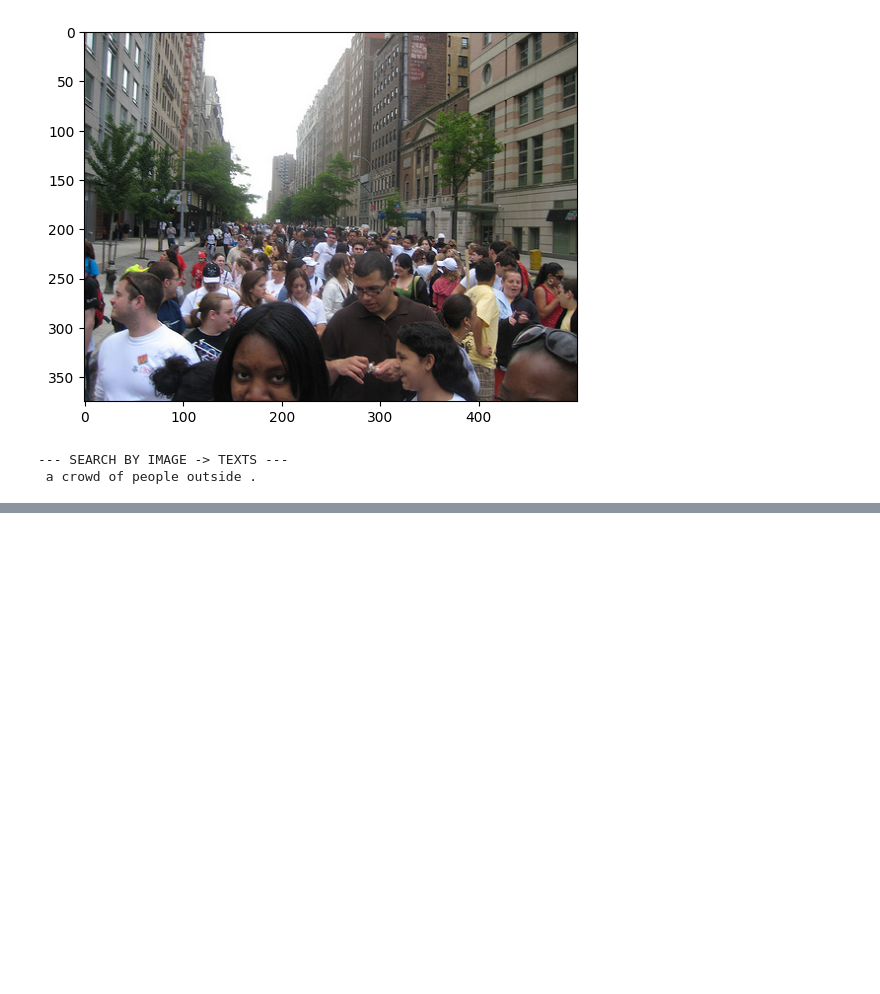
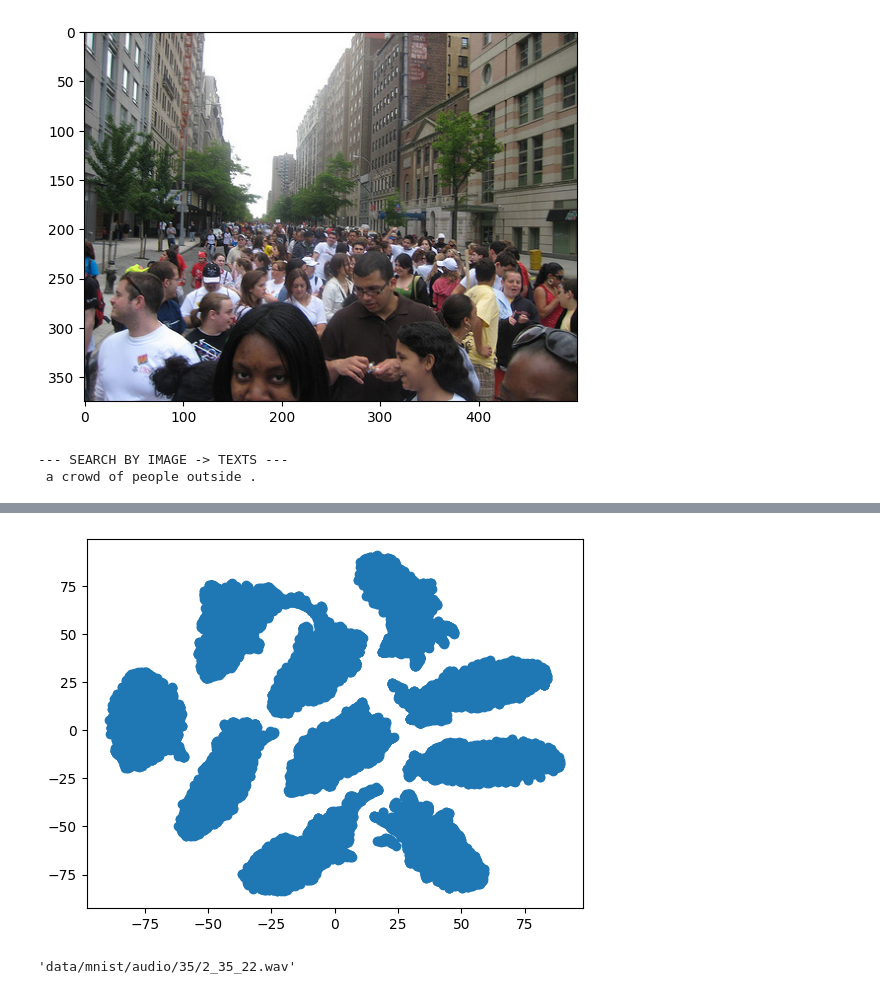
Before and after one commit to Dmitrii975/Multimodal-Experiment, a Jupyter notebook: temp.ipynb, the cells around one changed output, grey strips where cells are left out. Cells and saved outputs as stored; diff of their text form; code cells hidden in the pictures; blank space fills up the shorter version.

```diff
--- a/temp.ipynb
+++ b/temp.ipynb
@@ -485,0 +594,20 @@ visual_validation(initial=initial, id_ds=ds, rds=ready, n_neib=1, n_samples=1, s
+# %%
+ds = ID_Dataset(initial.return_id_df(mode=TYPE_AUDIO), orig_embs)
+dataloader = DataLoader(ds, batch_size=TRAIN_BATCH_SIZE, shuffle=True, num_workers=0, pin_memory=False)
+model_audio = ConverterModel(512, 768).to(DEVICE)
+optim = Adam(model_audio.parameters(), lr=5e-4)
+criterion = nn.MSELoss()
+
+print('Starting trainining...')
+
+trainer = Trainer(
+    model=model_audio,
+    dataset=ds,
+    dl=dataloader,
+    epochs=10,
+    batch_size=TRAIN_BATCH_SIZE,
+    optimizer=optim,
+    criterion=criterion
+)
+
+model_audio = trainer.train()
@@ -485,0 +632,4 @@ visual_validation(initial=initial, id_ds=ds, rds=ready, n_neib=1, n_samples=1, s
+# %%
+a_embs = ds.get_embs_from_ids(initial.return_ids_of_objects(TYPE_AUDIO))
+a_res = encode_tensors(model_audio, a_embs)
+a_dict = {i: v for i, v in zip(initial.return_ids_of_objects(TYPE_AUDIO), a_res)}
@@ -485,0 +642,8 @@ visual_validation(initial=initial, id_ds=ds, rds=ready, n_neib=1, n_samples=1, s
+# %%
+tsne = TSNE()
+d = tsne.fit_transform(a_res)
+# %%
+plt.scatter(d[:, 0], d[:, 1])
+plt.show()
+# %% [output]
+[figure, added]
@@ -485,0 +652,6 @@ visual_validation(initial=initial, id_ds=ds, rds=ready, n_neib=1, n_samples=1, s
+# %%
+i = aids[randint(0, len(aids))]
+initial.get_object_by_global_id(i).content
+# IPython.display.Audio(initial.get_object_by_global_id(i).content)
+# %% [output]
+'data/mnist/audio/35/2_35_22.wav'
```
Also changed, not shown: parts of 11 cells of this notebook, 4 other files.
